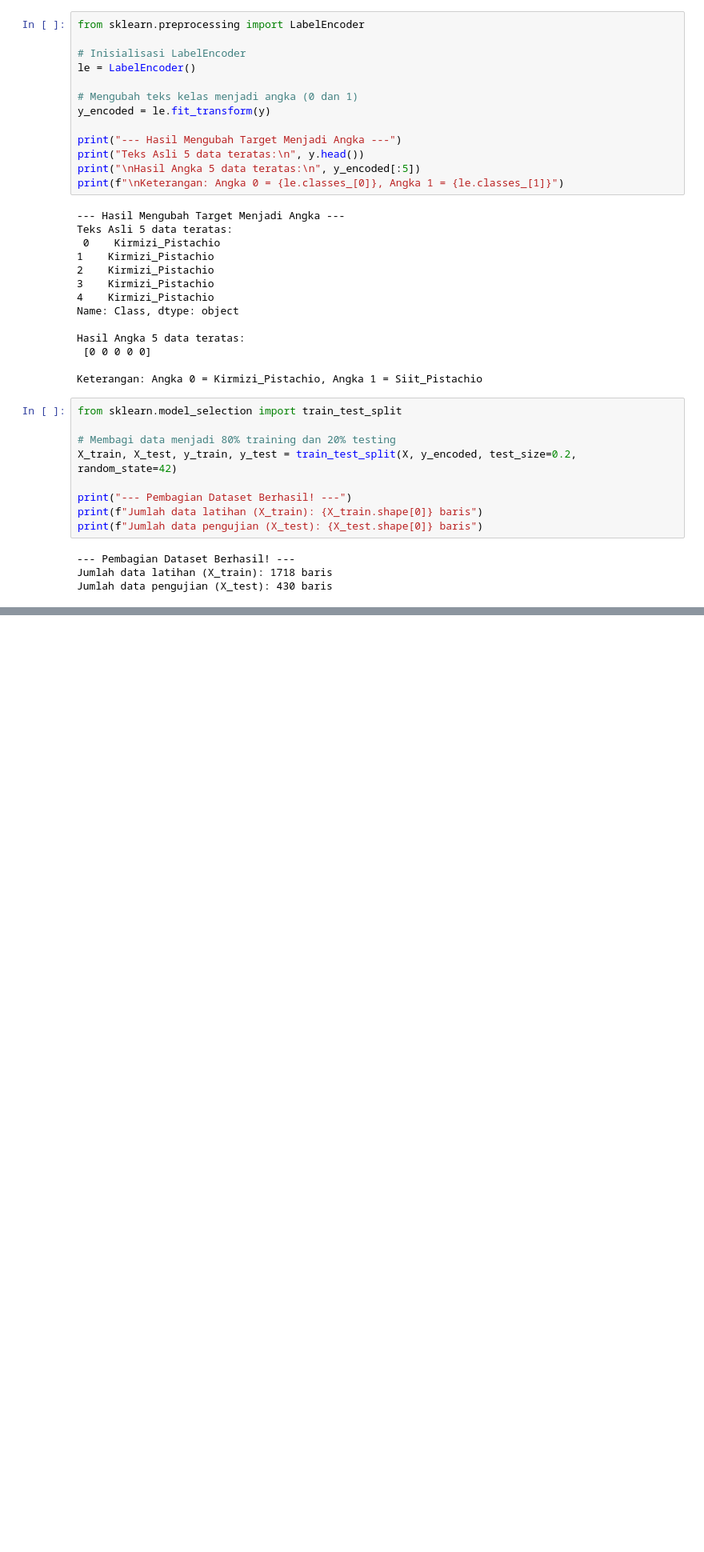
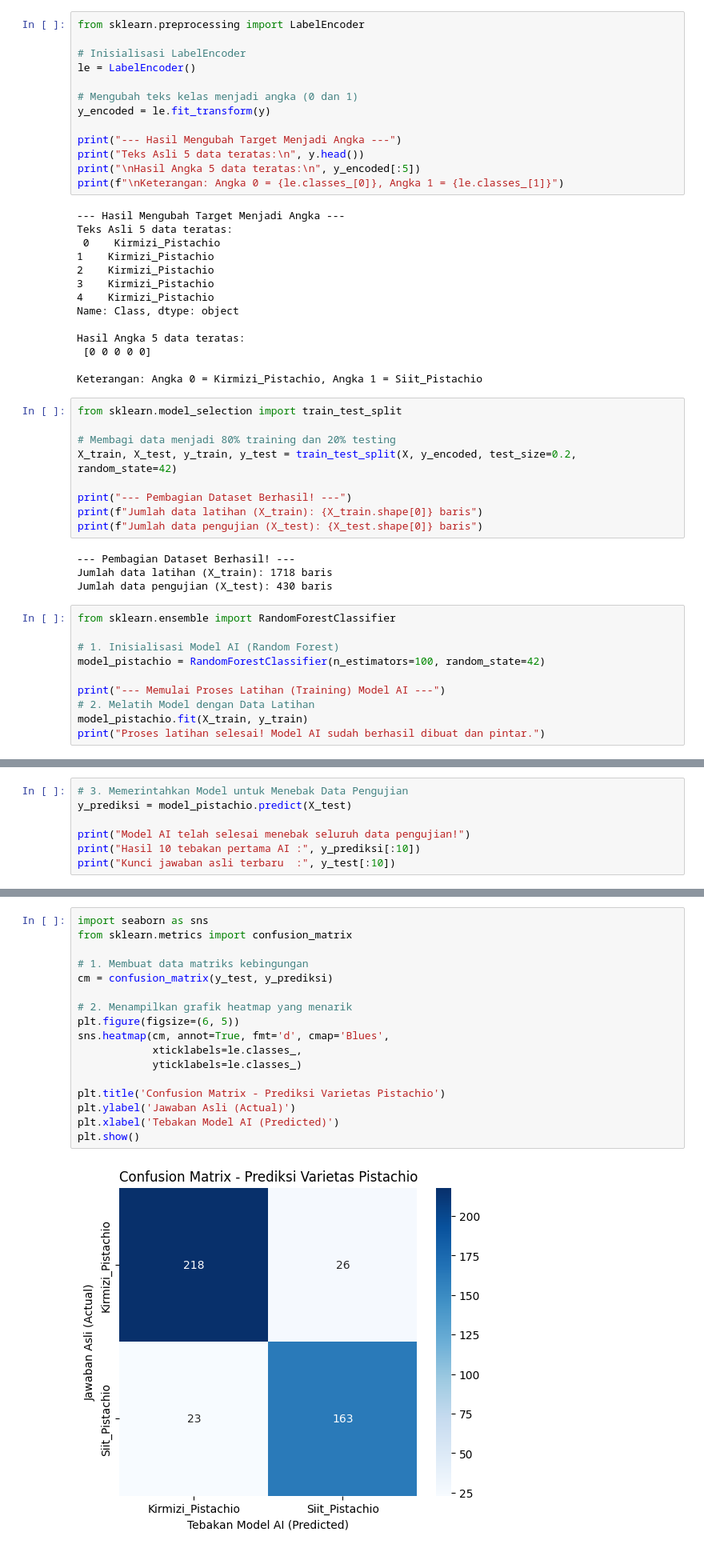
Before and after one commit to rapikarosalia/Eksperimen_SML_Rapika, a Jupyter notebook: preprocessing/Eksperimen_Rapika.ipynb, the cells around one changed output, grey strips where cells are left out. Shown at 80% size. Saved outputs shown, nothing was run; the diff lists cells and outputs as text; blank space fills up the shorter version.

Commit message:
menyelesaikan evaluasi model dengan akurasi 88.60 persen dan confusion matrix

```diff
--- a/preprocessing/Eksperimen_Rapika.ipynb
+++ b/preprocessing/Eksperimen_Rapika.ipynb
@@ -124,3 +124,13 @@ print(f"Jumlah data pengujian (X_test): {X_test.shape[0]} baris")
 --- Pembagian Dataset Berhasil! ---
 Jumlah data latihan (X_train): 1718 baris
 Jumlah data pengujian (X_test): 430 baris
+# %%
+from sklearn.ensemble import RandomForestClassifier
+
+# 1. Inisialisasi Model AI (Random Forest)
+model_pistachio = RandomForestClassifier(n_estimators=100, random_state=42)
+
+print("--- Memulai Proses Latihan (Training) Model AI ---")
+# 2. Melatih Model dengan Data Latihan
+model_pistachio.fit(X_train, y_train)
+print("Proses latihan selesai! Model AI sudah berhasil dibuat dan pintar.")
@@ -126,0 +140,7 @@ Jumlah data pengujian (X_test): 430 baris
+# %%
+# 3. Memerintahkan Model untuk Menebak Data Pengujian
+y_prediksi = model_pistachio.predict(X_test)
+
+print("Model AI telah selesai menebak seluruh data pengujian!")
+print("Hasil 10 tebakan pertama AI :", y_prediksi[:10])
+print("Kunci jawaban asli terbaru  :", y_test[:10])
@@ -126,0 +173,19 @@ Jumlah data pengujian (X_test): 430 baris
+# %%
+import seaborn as sns
+from sklearn.metrics import confusion_matrix
+
+# 1. Membuat data matriks kebingungan
+cm = confusion_matrix(y_test, y_prediksi)
+
+# 2. Menampilkan grafik heatmap yang menarik
+plt.figure(figsize=(6, 5))
+sns.heatmap(cm, annot=True, fmt='d', cmap='Blues',
+            xticklabels=le.classes_,
+            yticklabels=le.classes_)
+
+plt.title('Confusion Matrix - Prediksi Varietas Pistachio')
+plt.ylabel('Jawaban Asli (Actual)')
+plt.xlabel('Tebakan Model AI (Predicted)')
+plt.show()
+# %% [output]
+[figure, added]
```
Also changed, not shown: parts of 3 cells of this notebook.
